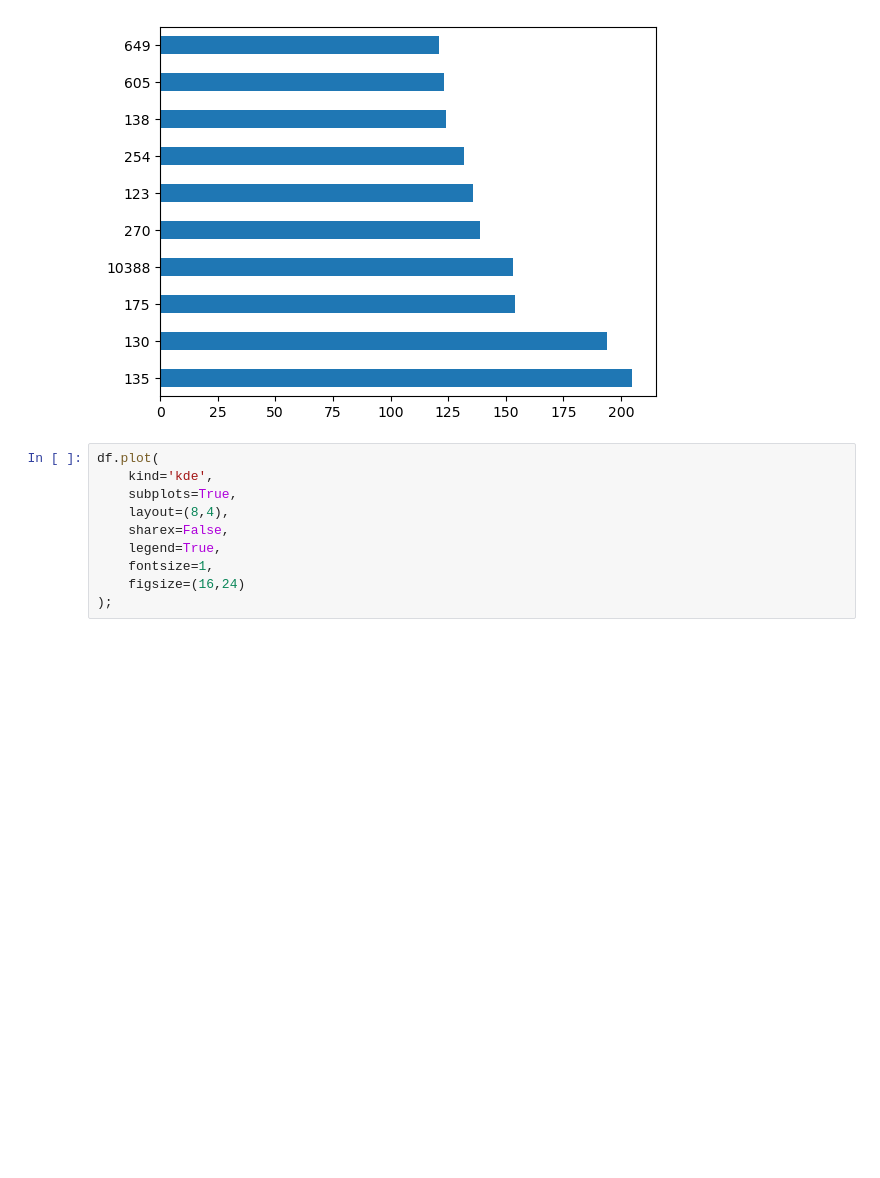
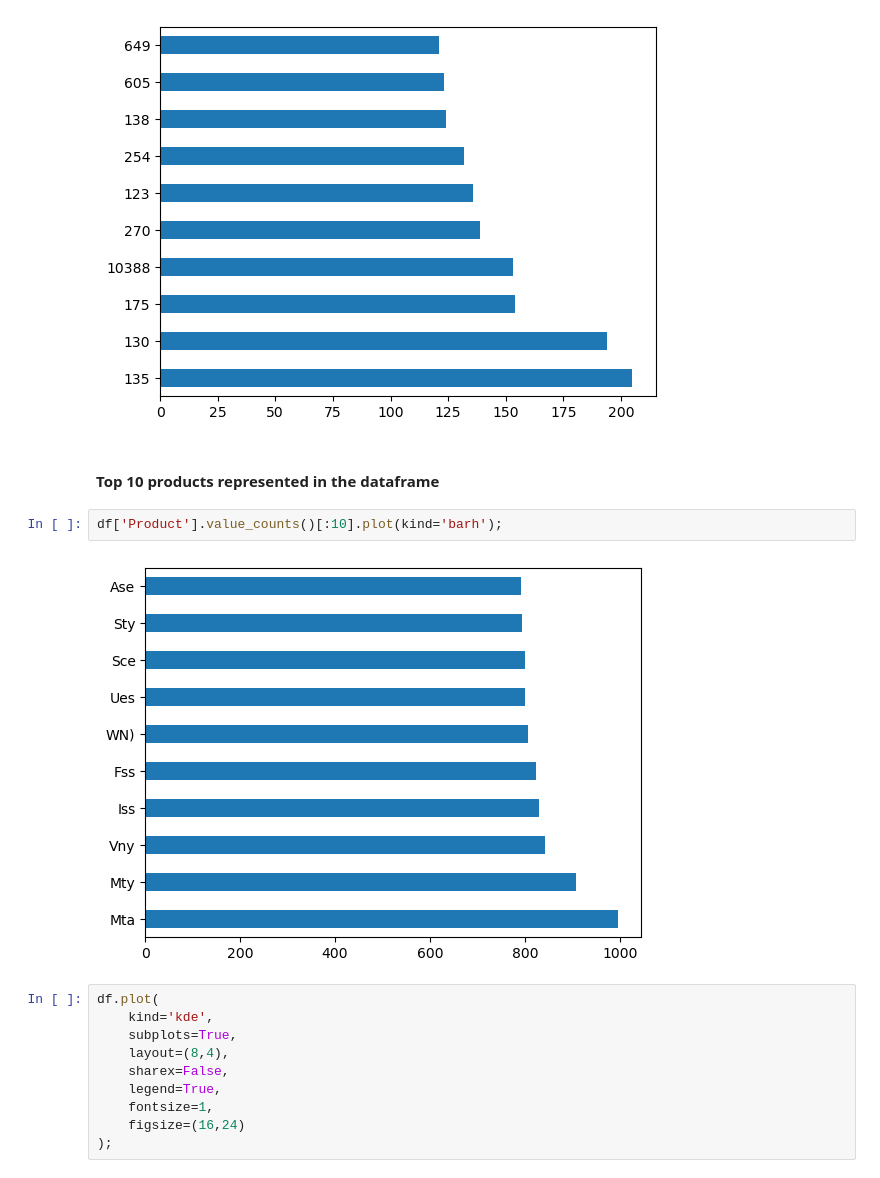
Before and after one commit to tankudo/ml-course-hse, a Jupyter notebook: VOIS_Ankudo.ipynb, the cells around one changed output. Drawn from its saved outputs; the diff is of its cells as text; blank space fills up the shorter version.

```diff
--- a/VOIS_Ankudo.ipynb
+++ b/VOIS_Ankudo.ipynb
@@ -254,6 +257,12 @@ df.Country.value_counts()[:10].plot(kind='barh')
 df['Company ID'].value_counts()[:10].plot(kind='barh');
 # %% [output]
 [figure]
+# %% [markdown]
+#### Top 10 products represented in the dataframe
+# %%
+df['Product'].value_counts()[:10].plot(kind='barh');
+# %% [output]
+[figure, added]
 # %%
 df.plot(
     kind='kde',
```
Also changed, not shown: parts of 23 cells of this notebook.
